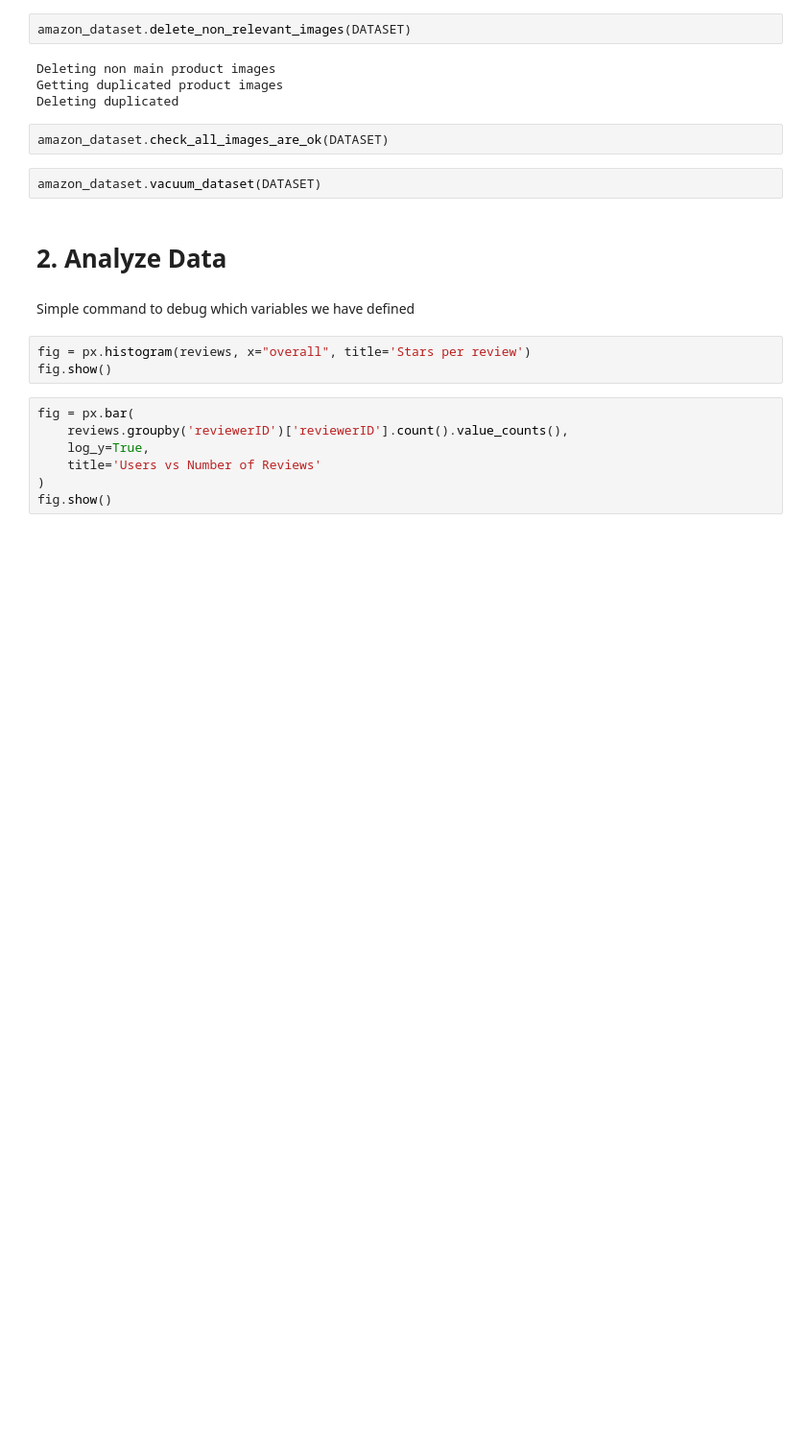
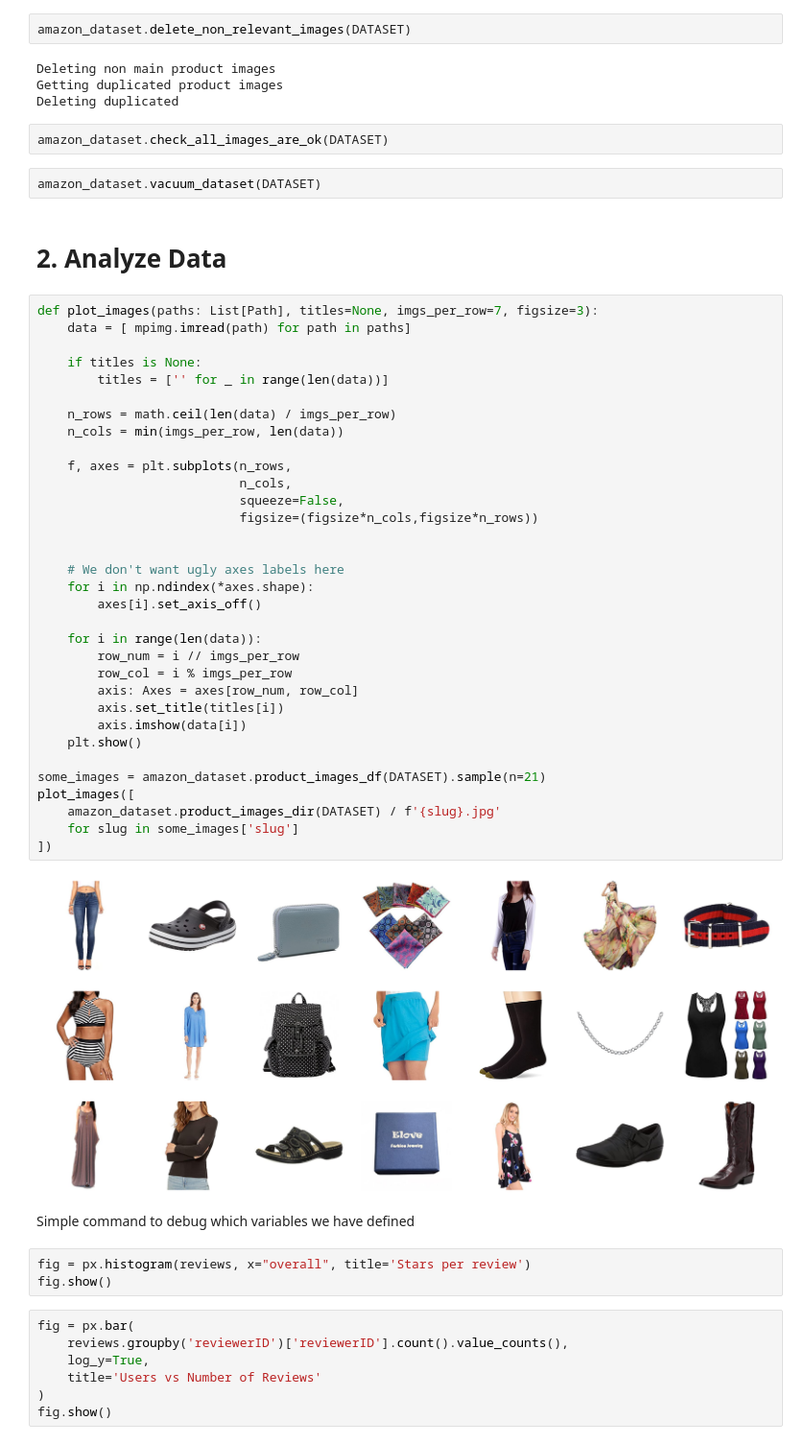
Before and after one commit to igui/Align-MacridVAE-data, a Jupyter notebook: download_amazon_data.ipynb, the cells around one changed output. Shown at 96% size. Saved outputs shown, nothing was run; the diff lists cells and outputs as text; blank space fills up the shorter version.

```diff
--- a/download_amazon_data.ipynb
+++ b/download_amazon_data.ipynb
@@ -130,6 +173,41 @@ amazon_dataset.check_all_images_are_ok(DATASET)
 amazon_dataset.vacuum_dataset(DATASET)
 # %% [markdown]
 # 2. Analyze Data
+# %%
+def plot_images(paths: List[Path], titles=None, imgs_per_row=7, figsize=3):
+    data = [ mpimg.imread(path) for path in paths]
+
+    if titles is None:
+        titles = ['' for _ in range(len(data))]
+
+    n_rows = math.ceil(len(data) / imgs_per_row)
+    n_cols = min(imgs_per_row, len(data))
+
+    f, axes = plt.subplots(n_rows,
+                           n_cols,
+                           squeeze=False,
+                           figsize=(figsize*n_cols,figsize*n_rows))
+
+
+    # We don't want ugly axes labels here
+    for i in np.ndindex(*axes.shape):
+        axes[i].set_axis_off()
+
+    for i in range(len(data)):
+        row_num = i // imgs_per_row
+        row_col = i % imgs_per_row
+        axis: Axes = axes[row_num, row_col]
+        axis.set_title(titles[i])
+        axis.imshow(data[i])
+    plt.show()
+
+some_images = amazon_dataset.product_images_df(DATASET).sample(n=21)
+plot_images([
+    amazon_dataset.product_images_dir(DATASET) / f'{slug}.jpg'
+    for slug in some_images['slug']
+])
+# %% [output]
+[figure, added]
 # %% [markdown]
 Simple command to debug which variables we have defined
 # %%
```
Also changed, not shown: parts of 8 cells of this notebook, 8 other files.
